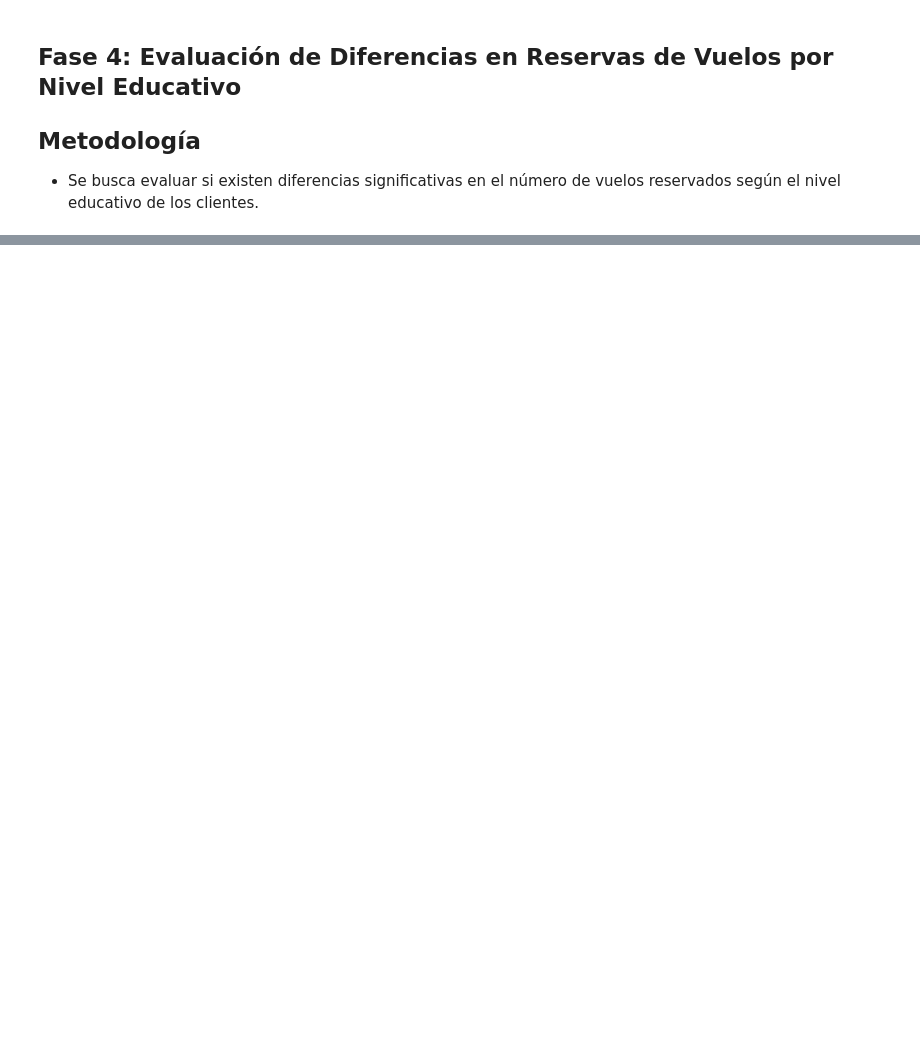
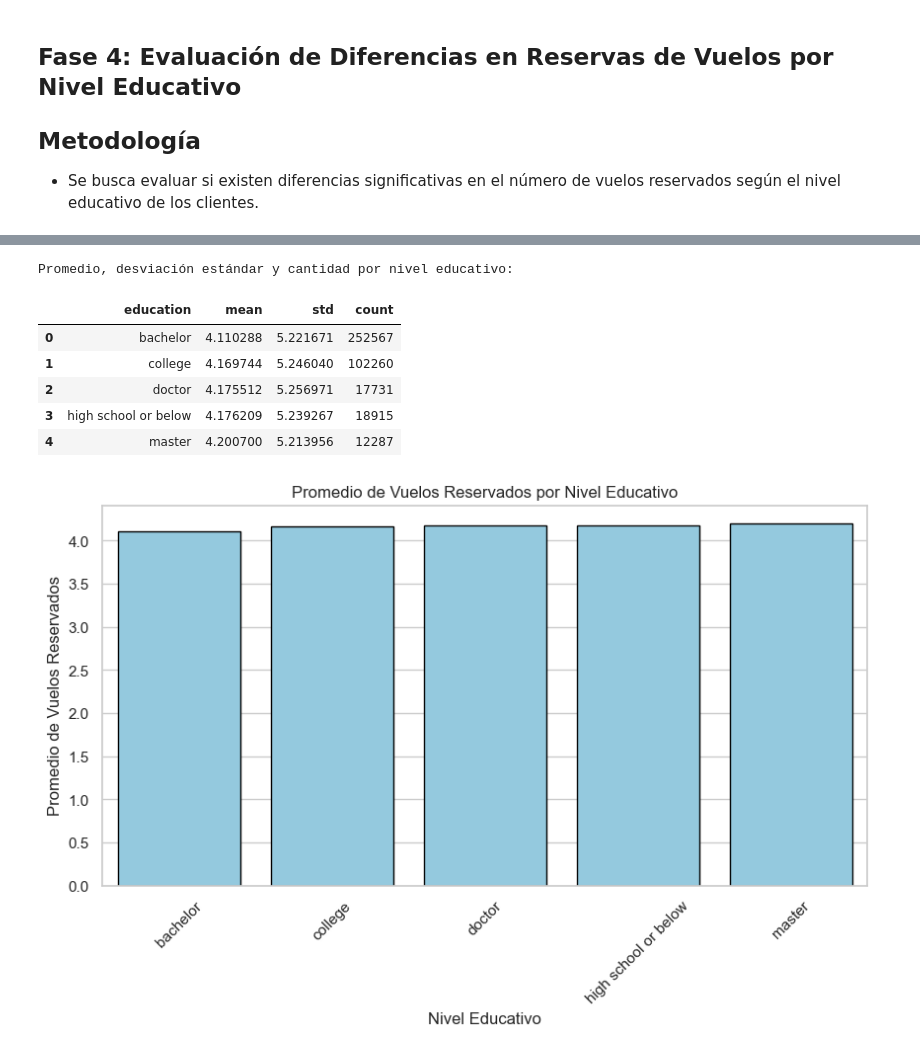
Before and after one commit to Adalab/bda-modulo-3-evaluacion-final-eaguilothio, a Jupyter notebook: evaluacion-final-eaguilothio.ipynb, the cells around one changed output, grey strips where cells are left out. Saved outputs shown, nothing was run; the diff lists cells and outputs as text; code cells hidden in the pictures; blank space fills up the shorter version.

```diff
--- a/evaluacion-final-eaguilothio.ipynb
+++ b/evaluacion-final-eaguilothio.ipynb
@@ -1686,0 +1599,70 @@ plt.show()
+# %%
+# ---------------------------------------------------------
+# 1️⃣ Preparación de Datos
+# ---------------------------------------------------------
+
+# Seleccionamos solo las columnas que nos interesan
+# 'flights_booked' → número de vuelos reservados
+# 'education' → nivel educativo del cliente
+df_flights_education = df_merged[['flights_booked', 'education']]
+
+# Mostramos los primeros registros para comprobar que está correcto
+df_flights_education.head()
+
+# ---------------------------------------------------------
+# 2️⃣ Análisis Descriptivo
+# ---------------------------------------------------------
+
+# Agrupamos los datos por nivel educativo y calculamos:
+# 'mean' → promedio de vuelos por grupo
+# 'std' → desviación estándar (variabilidad dentro de cada grupo)
+# 'count' → cantidad de clientes en cada grupo
+# agg() te permite elegir exactamente qué estadísticas quieres, a diferencia de describe()
+# mean, std y count son muy comunes porque te dan una visión rápida de centralización, dispersión y tamaño del grupo
+df_stats = df_flights_education.groupby('education')['flights_booked'].agg(['mean','std','count']).reset_index()
+
+# Mostramos la tabla de estadísticas descriptivas
+print("Promedio, desviación estándar y cantidad por nivel educativo:")
+display(df_stats)
+
+# ---------------------------------------------------------
+# 3️⃣ Visualización
+# ---------------------------------------------------------
+
+# Creamos un gráfico de barras para mostrar el promedio de vuelos por grupo
+plt.figure(figsize=(10,5))  # tamaño del gráfico
+sns.barplot(
+    data=df_stats,          # datos que vamos a graficar
+    x='education',          # eje X → nivel educativo
+    y='mean',               # eje Y → promedio de vuelos
+    color='skyblue',        # color de las barras
+    edgecolor='black'       # borde de las barras
+)
+plt.title('Promedio de Vuelos Reservados por Nivel Educativo')  # título del gráfico
+plt.xlabel('Nivel Educativo')  # etiqueta eje X
+plt.ylabel('Promedio de Vuelos Reservados')  # etiqueta eje Y
+plt.xticks(rotation=45)  # rotar etiquetas X para que se vean bien
+plt.show()  # mostrar gráfico
+
+# Interpretación:
+# A partir de la tabla descriptiva y la visualización:
+# - No se observan diferencias significativas entre los niveles educativos.
+# - Medias ≈ iguales + desviaciones ≈ iguales
+# - Las medias son muy similares y la variabilidad dentro de cada grupo también.
+# - Esto indica un comportamiento homogéneo:
+#   el nivel educativo NO parece influir
+#   en la cantidad de vuelos reservados por los clientes.
+
+# Próximos pasos:
+# Si los grupos tienen medias y desviaciones similares (homogeneidad), podemos usar ANOVA para ver si hay diferencias reales en el promedio de vuelos.
+# Si el valor p > 0.05, no hay evidencia de que el nivel educativo afecte la cantidad de vuelos.
+# Si las variaciones son muy distintas (heterogeneidad), ANOVA no es adecuado y se usa un test alternativo como Kruskal-Wallis.
+# %% [output]
+Promedio, desviación estándar y cantidad por nivel educativo:
+|  | education | mean | std | count |
+| 0 | bachelor | 4.110288 | 5.221671 | 252567 |
+| 1 | college | 4.169744 | 5.246040 | 102260 |
+| 2 | doctor | 4.175512 | 5.256971 | 17731 |
+| 3 | high school or below | 4.176209 | 5.239267 | 18915 |
+| 4 | master | 4.200700 | 5.213956 | 12287 |
+[figure, added]
```
Also changed, not shown: parts of 3 cells of this notebook, 1 other file.
